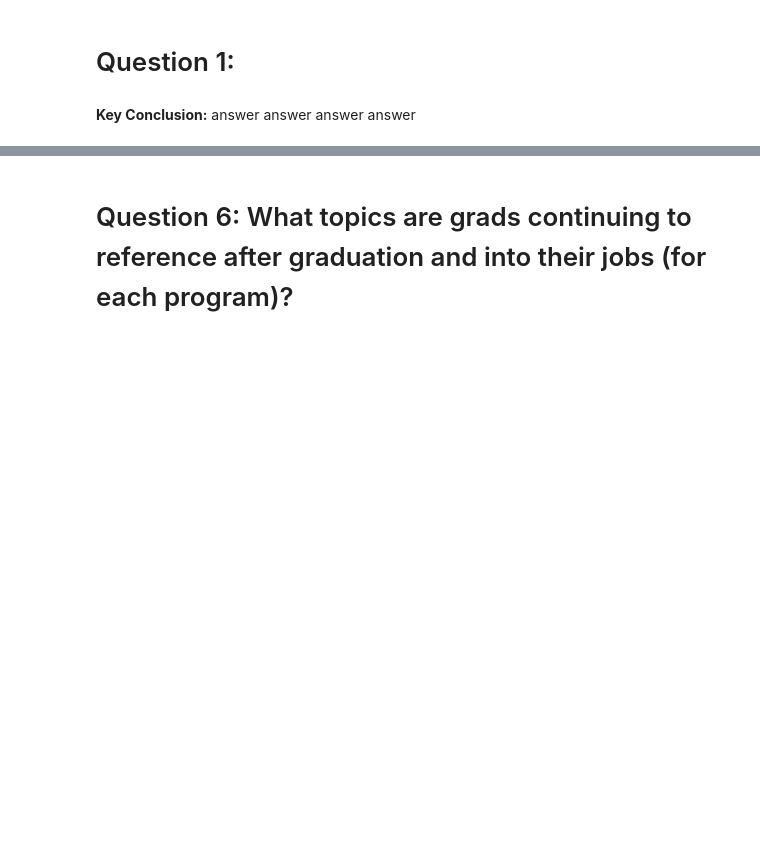
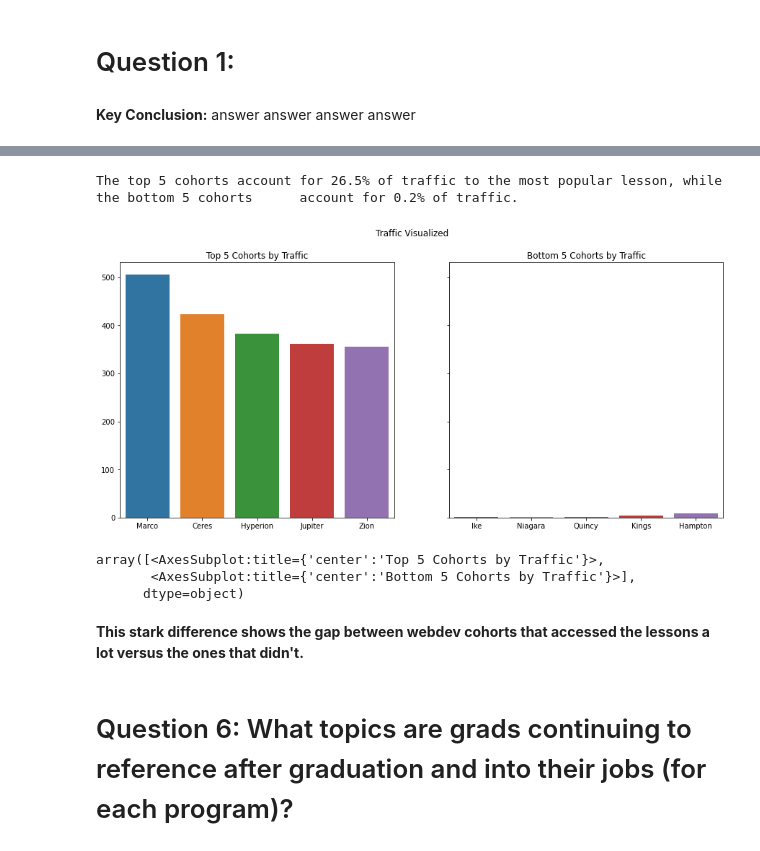
Before and after one commit to AACKV/anomaly_detection_project, a Jupyter notebook: final_report.ipynb, the cells around one changed output, grey strips where cells are left out. Drawn from its saved outputs; the diff is of its cells as text; code cells hidden in the pictures; blank space fills up the shorter version.

```diff
--- a/final_report.ipynb
+++ b/final_report.ipynb
@@ -39,0 +51,6 @@ df = wrangle.wrangle_logs()
+# %%
+# Isolating the most searched 'javascript-i' extension
+intro_path, num_web_dev_cohorts = utilities.intro_path_df(df)
+
+# Which cohorts inquired the most for the most researched lesson?
+intro_freq = utilities.value_counts_and_frequencies(intro_path.name, dropna=False)
@@ -40,3 +75,18 @@ df = wrangle.wrangle_logs()
+# %%
+# Pct of traffic by cohorts
+utilities.top_bot_5(intro_freq)
+# %% [output]
+The top 5 cohorts account for 26.5% of traffic to the most popular lesson, while the bottom 5 cohorts      account for 0.2% of traffic.
+# %%
+# Plotting the tables above
+utilities.plot_top_bot_five(intro_path)
+# %% [output]
+[figure, added]
+array([<AxesSubplot:title={'center':'Top 5 Cohorts by Traffic'}>,
+       <AxesSubplot:title={'center':'Bottom 5 Cohorts by Traffic'}>],
+      dtype=object)
+# %% [markdown]
+**This stark difference shows the gap between webdev cohorts that accessed the lessons a lot versus the ones that didn't.**
 # %% [markdown]
 # Question 6: What topics are grads continuing to reference after graduation and into their jobs (for each program)?
 # %% [markdown]
```
Also changed, not shown: parts of 16 cells of this notebook, 1 other file.
